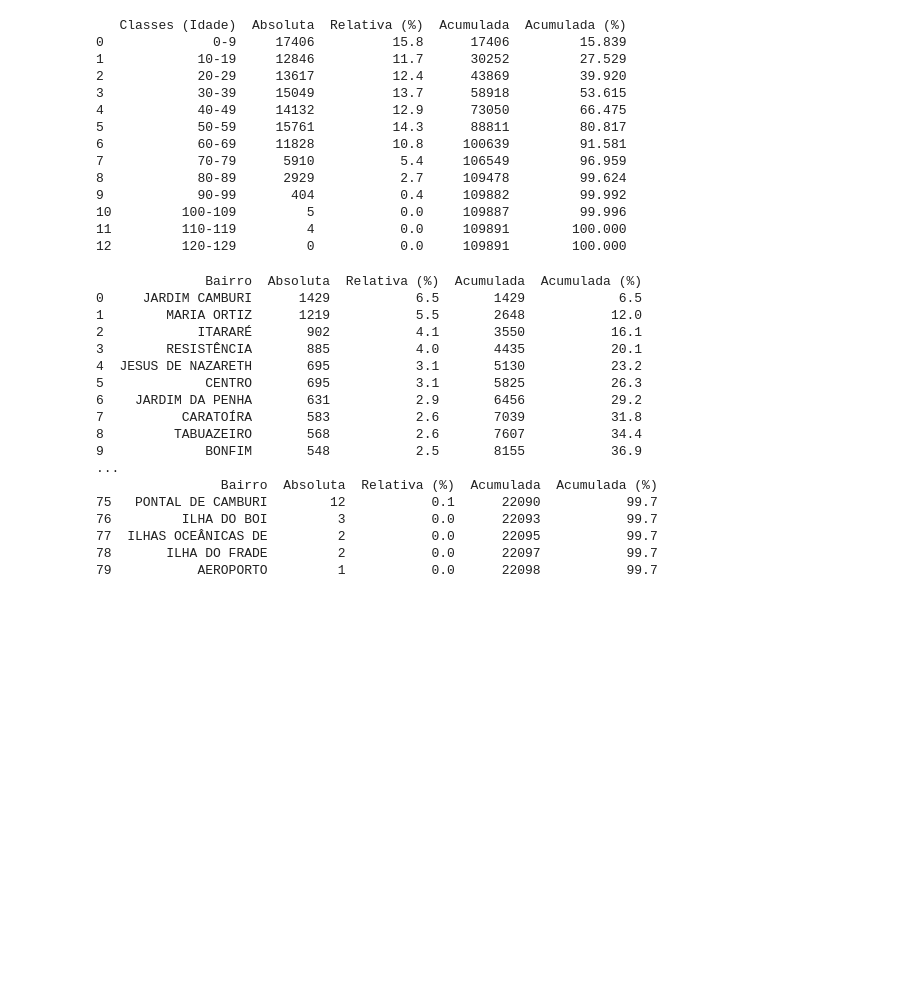
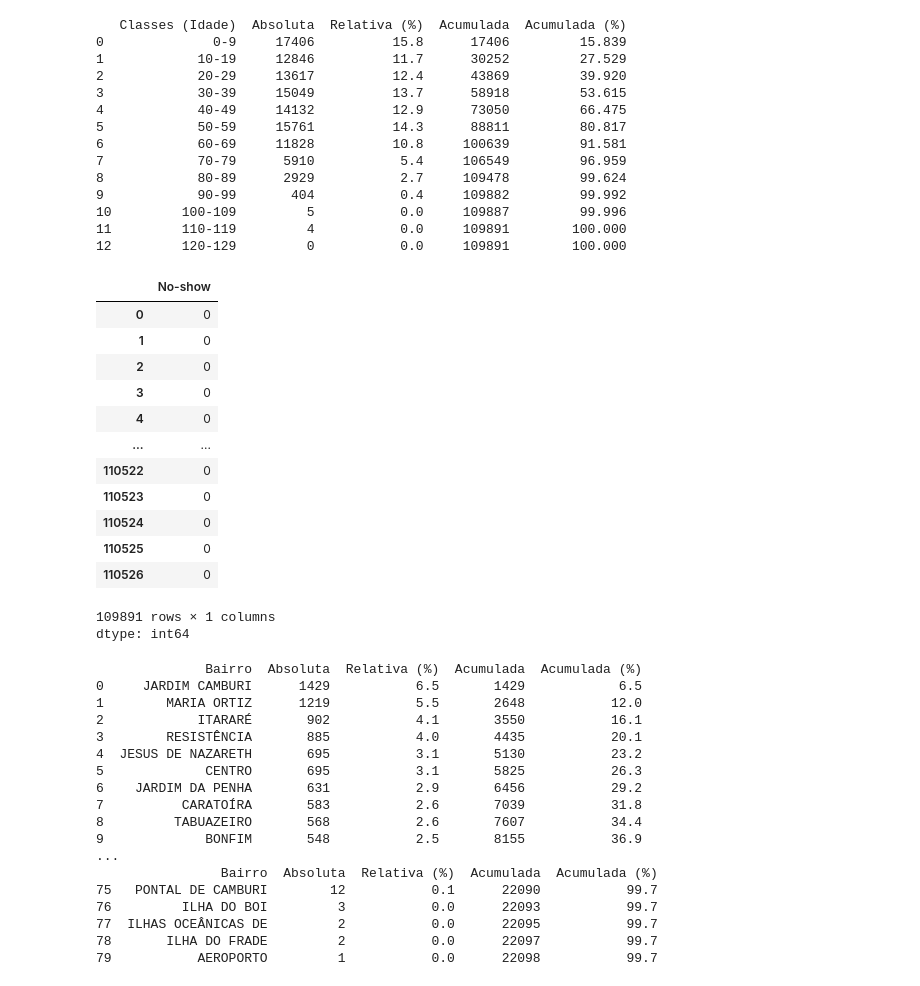
Before and after one commit to eddorileo/saudeDigital, a Jupyter notebook: src/AnaliseExploratoriaDados.ipynb, the cells around one changed output. Drawn from its saved outputs; the diff is of its cells as text; code cells hidden in the pictures; blank space fills up the shorter version.

```diff
--- a/src/AnaliseExploratoriaDados.ipynb
+++ b/src/AnaliseExploratoriaDados.ipynb
@@ -247,6 +256,27 @@ print(freq_table)
 10         100-109         5           0.0     109887         99.996
 11         110-119         4           0.0     109891        100.000
 12         120-129         0           0.0     109891        100.000
+# %%
+abs_count = data[data['No-show'] == 'Yes']
+
+# Calcular a contagem relativa (percentual) com uma casa decimal
+#rel_percent = ((abs_count / abs_count.sum()) * 100)
+data['No-show']
+# %% [output]
+|  | No-show |
+| 0 | 0 |
+| 1 | 0 |
+| 2 | 0 |
+| 3 | 0 |
+| 4 | 0 |
+| ... | ... |
+| 110522 | 0 |
+| 110523 | 0 |
+| 110524 | 0 |
+| 110525 | 0 |
+| 110526 | 0 |
+109891 rows × 1 columns
+dtype: int64
 # %%
 import pandas as pd
 
```
Also changed, not shown: parts of 8 cells of this notebook.
